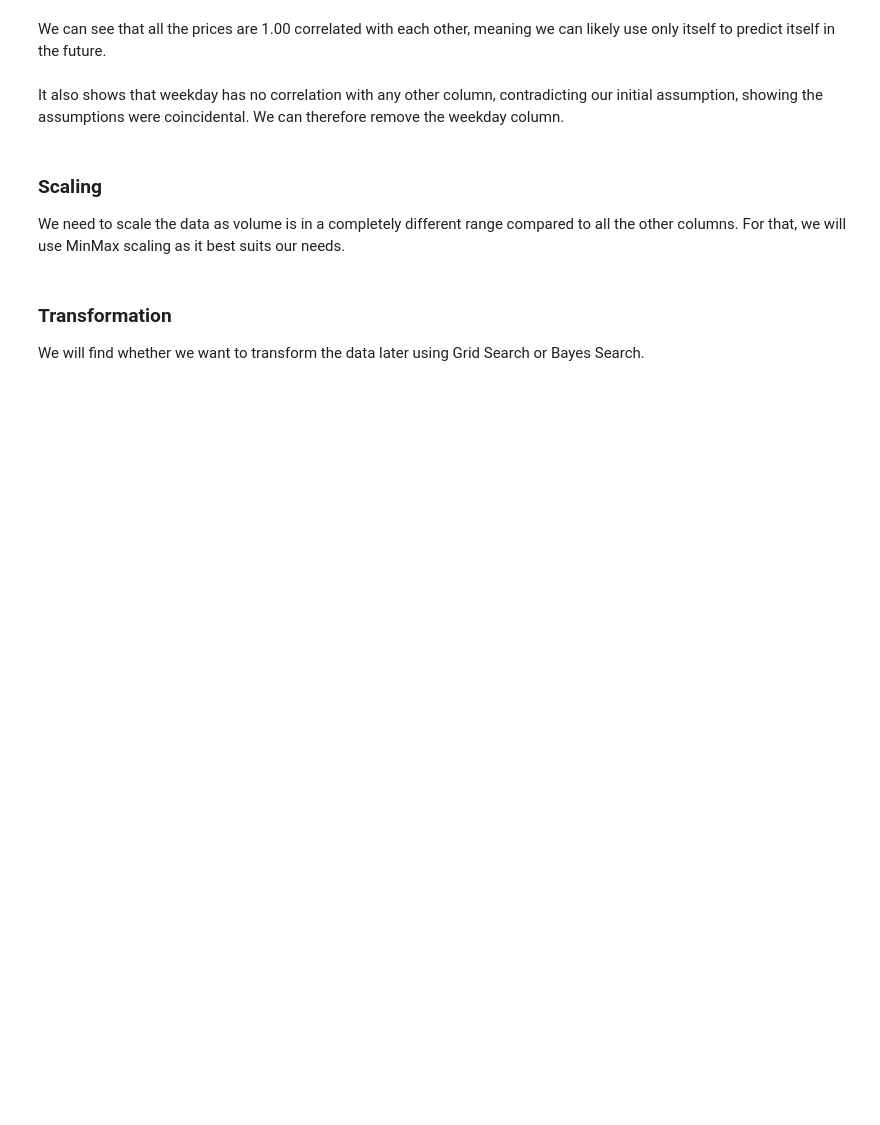
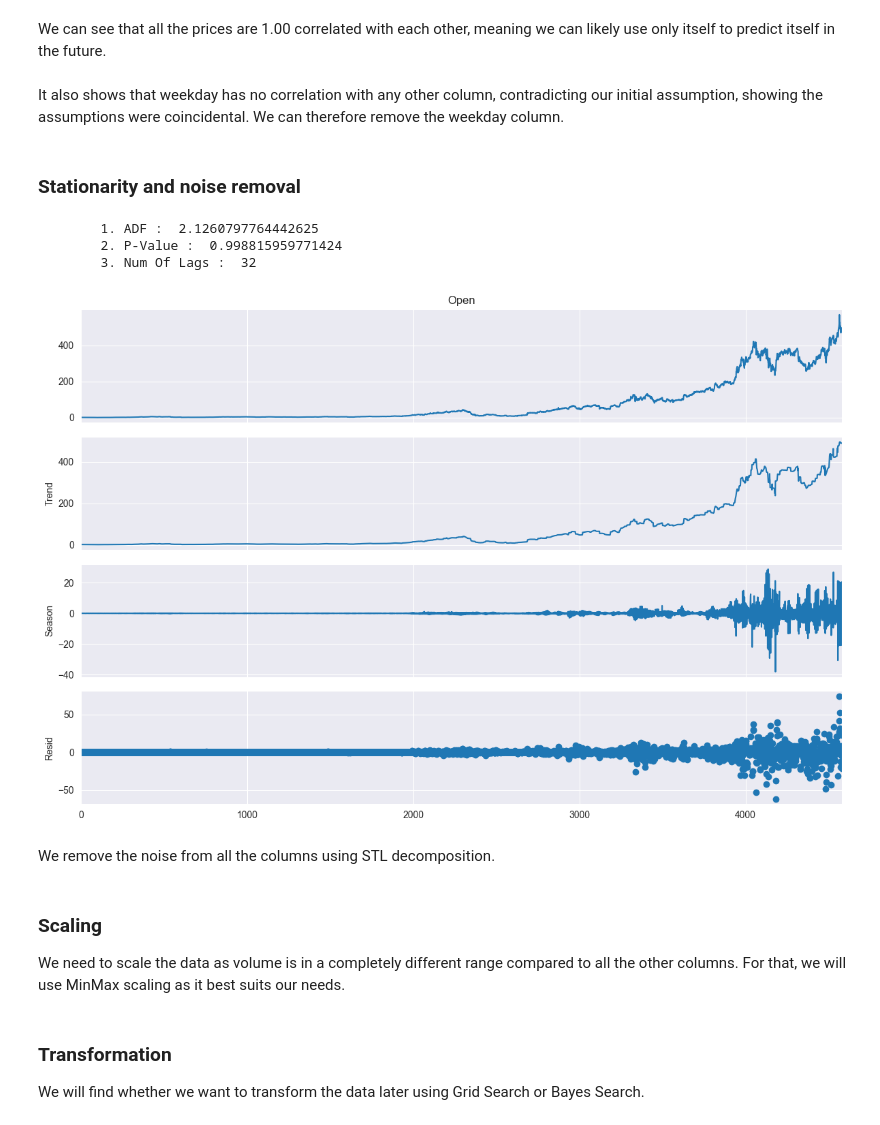
Before and after one commit to MartinH2k3/IAUProject, a Jupyter notebook: forecastM.ipynb, the cells around one changed output. Drawn from its saved outputs; the diff is of its cells as text; code cells hidden in the pictures; blank space fills up the shorter version.

```diff
--- a/forecastM.ipynb
+++ b/forecastM.ipynb
@@ -180,3 +198,22 @@ We can see that all the prices are 1.00 correlated with each other, meaning we c
 It also shows that weekday has no correlation with any other column, contradicting our initial assumption, showing the assumptions were coincidental. We can therefore remove the weekday column.
 # %%
 nflx_stock.drop(columns=["Weekday"], inplace=True)
+# %% [markdown]
+### Stationarity and noise removal
+# %%
+dftest = adfuller(nflx_stock["Open"], autolag = 'AIC')
+print("\t1. ADF : ",dftest[0])
+print("\t2. P-Value : ", dftest[1])
+print("\t3. Num Of Lags : ", dftest[2])
+
+result = STL(nflx_stock["Open"], period=6, robust = True).fit()
+plt.rcParams["figure.figsize"] = (12,8)
+result.plot()
+plt.show()
+# %% [output]
+        1. ADF :  2.1260797764442625
+        2. P-Value :  0.998815959771424
+        3. Num Of Lags :  32
+[figure, added]
+# %% [markdown]
+We remove the noise from all the columns using STL decomposition.
```
Also changed, not shown: parts of 43 cells of this notebook, 1 other file.
